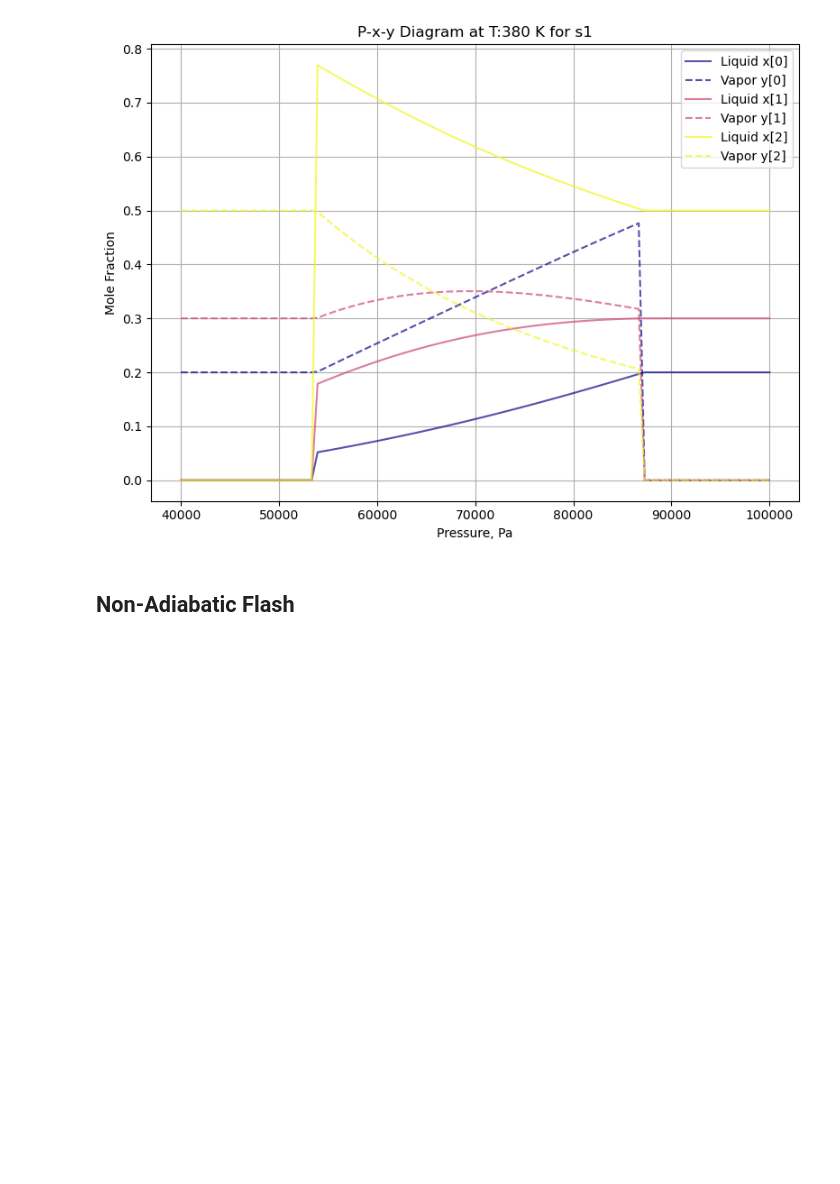
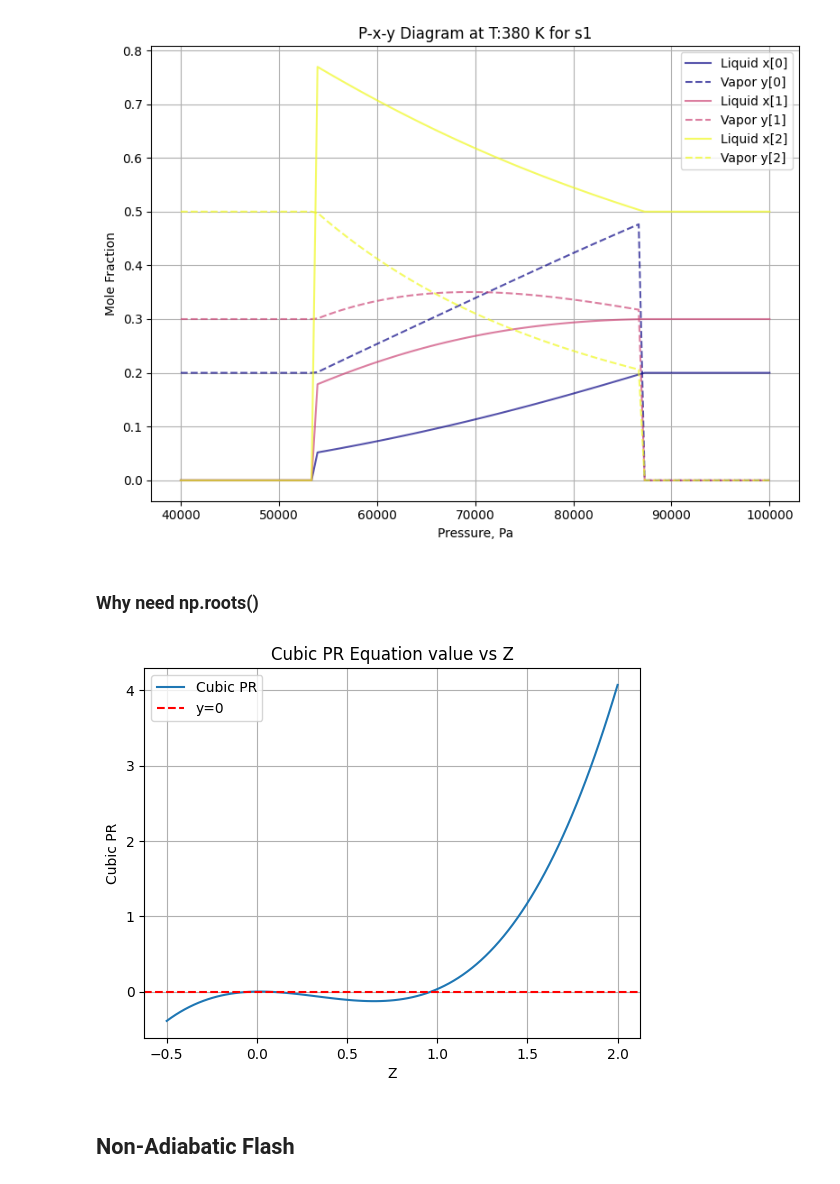
Before and after one commit to debasis321/CLL_761TermProject_Flash, a Jupyter notebook: testNotebook.ipynb, the cells around one changed output. Cells and saved outputs as stored; diff of their text form; code cells hidden in the pictures; blank space fills up the shorter version.

Commit message:
done for report. need to do validation.

```diff
--- a/testNotebook.ipynb
+++ b/testNotebook.ipynb
@@ -111,6 +111,12 @@ with contextlib.redirect_stdout(io.StringIO()):
     plot_PXY(s1, T=380, P_min=0.4e5, P_max=1e5, P_step=100)
 # %% [output]
 [figure]
+# %% [markdown]
+### Why need np.roots()
+# %%
+s1.solver.plot_cubic_PR(s1.A, s1.B)
+# %% [output]
+[figure, added]
 # %% [markdown]
 ## Non-Adiabatic Flash
 # %%
```
Also changed, not shown: parts of 2 cells of this notebook, 5 other files.
